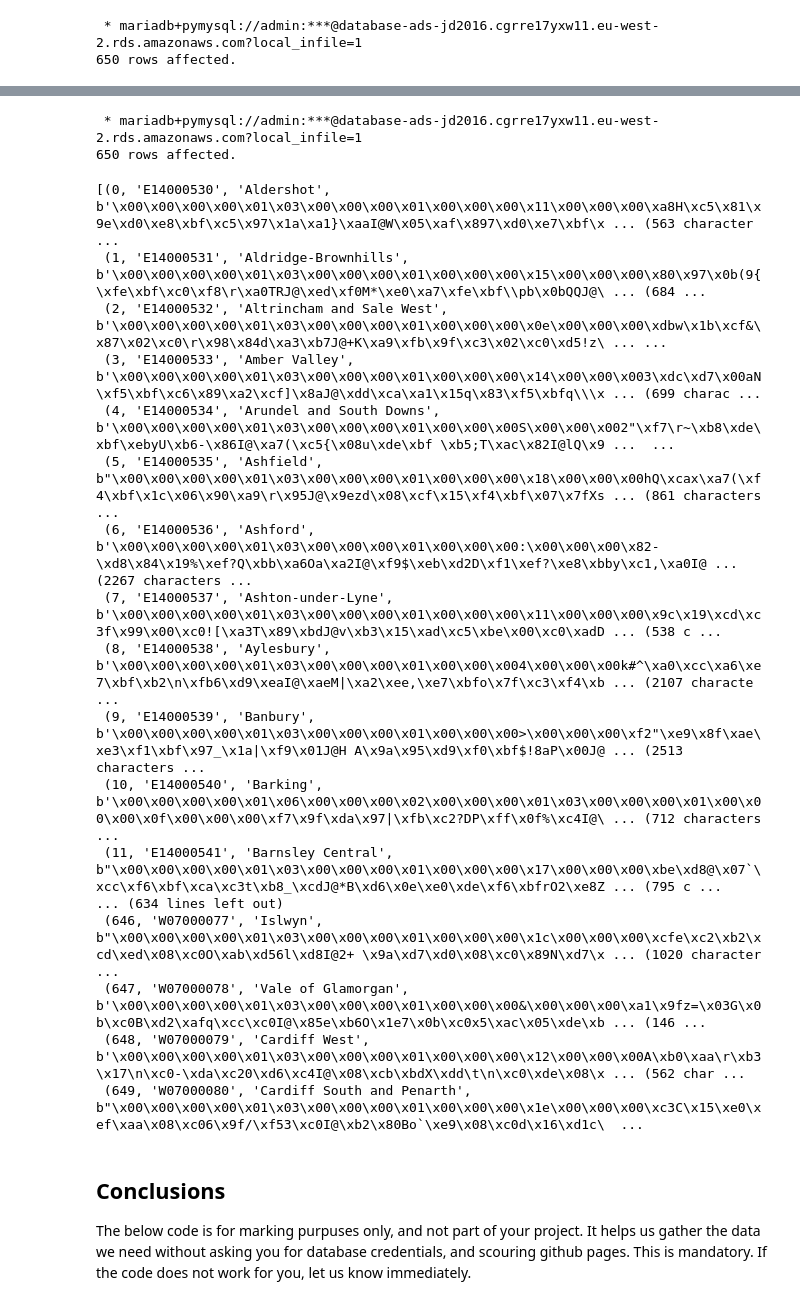
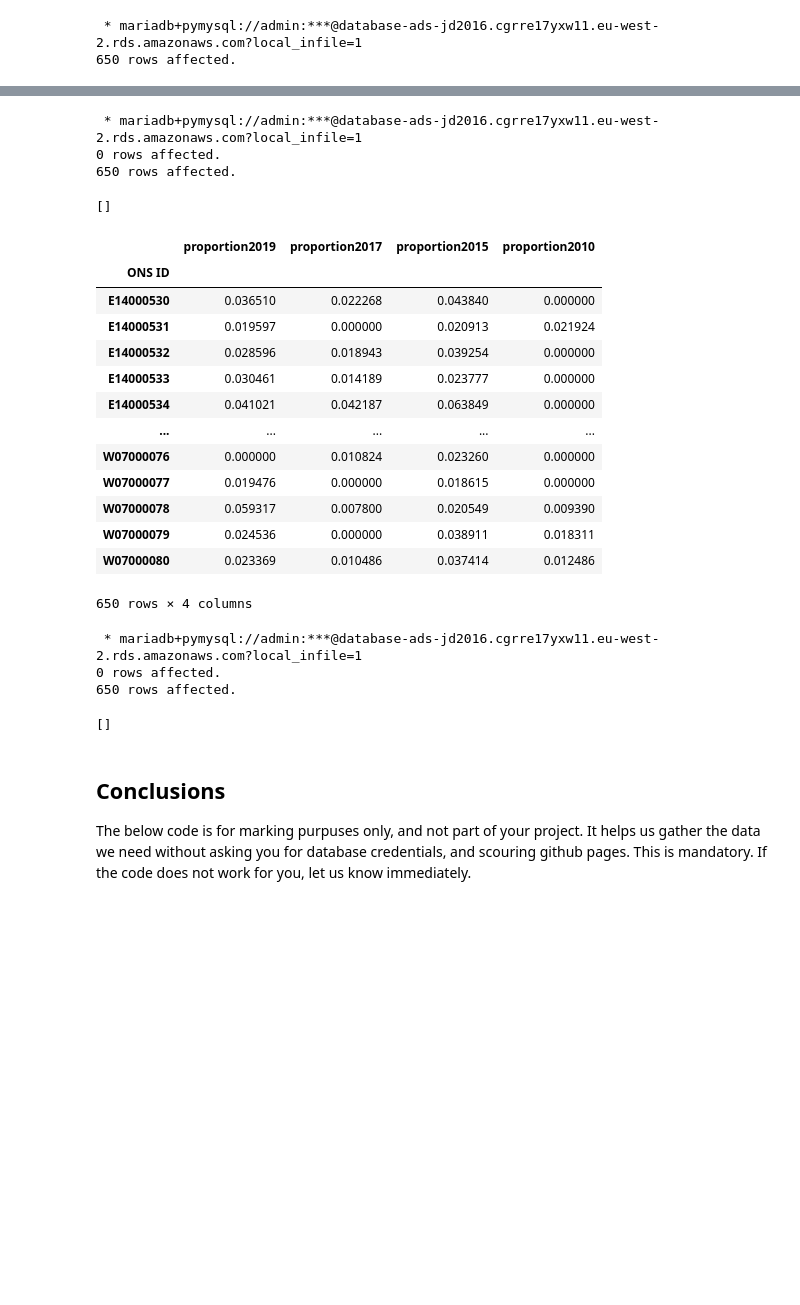
Before and after one commit to JDS289/jd2016_ads_2024, a Jupyter notebook: ads_course_assessment.ipynb, the cells around one changed output, grey strips where cells are left out. Saved outputs shown, nothing was run; the diff lists cells and outputs as text; code cells hidden in the pictures; blank space fills up the shorter version.

```diff
--- a/ads_course_assessment.ipynb
+++ b/ads_course_assessment.ipynb
@@ -824,24 +825,33 @@ TypeError: 'NoneType' object is not iterable
-# %%
-%%sql
-
-SELECT * FROM boundaries2010_to_2019 ORDER BY ONS_ID;
-# %% [output]
- * mariadb+pymysql://admin:***@database-ads-jd2016.cgrre17yxw11.eu-west-2.rds.amazonaws.com?local_infile=1
-650 rows affected.
-[(0, 'E14000530', 'Aldershot', b'\x00\x00\x00\x00\x01\x03\x00\x00\x00\x01\x00\x00\x00\x11\x00\x00\x00\xa8H\xc5\x81\x9e\xd0\xe8\xbf\xc5\x97\x1a\xa1}\xaaI@W\x05\xaf\x897\xd0\xe7\xbf\x ... (563 character ...
- (1, 'E14000531', 'Aldridge-Brownhills', b'\x00\x00\x00\x00\x01\x03\x00\x00\x00\x01\x00\x00\x00\x15\x00\x00\x00\x80\x97\x0b(9{\xfe\xbf\xc0\xf8\r\xa0TRJ@\xed\xf0M*\xe0\xa7\xfe\xbf\\pb\x0bQQJ@\ ... (684 ...
- (2, 'E14000532', 'Altrincham and Sale West', b'\x00\x00\x00\x00\x01\x03\x00\x00\x00\x01\x00\x00\x00\x0e\x00\x00\x00\xdbw\x1b\xcf&\x87\x02\xc0\r\x98\x84d\xa3\xb7J@+K\xa9\xfb\x9f\xc3\x02\xc0\xd5!z\ ... ...
- (3, 'E14000533', 'Amber Valley', b'\x00\x00\x00\x00\x01\x03\x00\x00\x00\x01\x00\x00\x00\x14\x00\x00\x003\xdc\xd7\x00aN\xf5\xbf\xc6\x89\xa2\xcf]\x8aJ@\xdd\xca\xa1\x15q\x83\xf5\xbfq\\\x ... (699 charac ...
- (4, 'E14000534', 'Arundel and South Downs', b'\x00\x00\x00\x00\x01\x03\x00\x00\x00\x01\x00\x00\x00S\x00\x00\x002"\xf7\r~\xb8\xde\xbf\xebyU\xb6-\x86I@\xa7(\xc5{\x08u\xde\xbf \xb5;T\xac\x82I@lQ\x9 ...  ...
- (5, 'E14000535', 'Ashfield', b"\x00\x00\x00\x00\x01\x03\x00\x00\x00\x01\x00\x00\x00\x18\x00\x00\x00hQ\xcax\xa7(\xf4\xbf\x1c\x06\x90\xa9\r\x95J@\x9ezd\x08\xcf\x15\xf4\xbf\x07\x7fXs ... (861 characters ...
- (6, 'E14000536', 'Ashford', b'\x00\x00\x00\x00\x01\x03\x00\x00\x00\x01\x00\x00\x00:\x00\x00\x00\x82-\xd8\x84\x19%\xef?Q\xbb\xa6Oa\xa2I@\xf9$\xeb\xd2D\xf1\xef?\xe8\xbby\xc1,\xa0I@ ... (2267 characters ...
- (7, 'E14000537', 'Ashton-under-Lyne', b'\x00\x00\x00\x00\x01\x03\x00\x00\x00\x01\x00\x00\x00\x11\x00\x00\x00\x9c\x19\xcd\xc3f\x99\x00\xc0![\xa3T\x89\xbdJ@v\xb3\x15\xad\xc5\xbe\x00\xc0\xadD ... (538 c ...
- (8, 'E14000538', 'Aylesbury', b'\x00\x00\x00\x00\x01\x03\x00\x00\x00\x01\x00\x00\x004\x00\x00\x00k#^\xa0\xcc\xa6\xe7\xbf\xb2\n\xfb6\xd9\xeaI@\xaeM|\xa2\xee,\xe7\xbfo\x7f\xc3\xf4\xb ... (2107 characte ...
- (9, 'E14000539', 'Banbury', b'\x00\x00\x00\x00\x01\x03\x00\x00\x00\x01\x00\x00\x00>\x00\x00\x00\xf2"\xe9\x8f\xae\xe3\xf1\xbf\x97_\x1a|\xf9\x01J@H A\x9a\x95\xd9\xf0\xbf$!8aP\x00J@ ... (2513 characters ...
- (10, 'E14000540', 'Barking', b'\x00\x00\x00\x00\x01\x06\x00\x00\x00\x02\x00\x00\x00\x01\x03\x00\x00\x00\x01\x00\x00\x00\x0f\x00\x00\x00\xf7\x9f\xda\x97|\xfb\xc2?DP\xff\x0f%\xc4I@\ ... (712 characters ...
- (11, 'E14000541', 'Barnsley Central', b"\x00\x00\x00\x00\x01\x03\x00\x00\x00\x01\x00\x00\x00\x17\x00\x00\x00\xbe\xd8@\x07`\xcc\xf6\xbf\xca\xc3t\xb8_\xcdJ@*B\xd6\x0e\xe0\xde\xf6\xbfrO2\xe8Z ... (795 c ...
-... (634 lines left out)
- (646, 'W07000077', 'Islwyn', b"\x00\x00\x00\x00\x01\x03\x00\x00\x00\x01\x00\x00\x00\x1c\x00\x00\x00\xcfe\xc2\xb2\xcd\xed\x08\xc0O\xab\xd56l\xd8I@2+ \x9a\xd7\xd0\x08\xc0\x89N\xd7\x ... (1020 character ...
- (647, 'W07000078', 'Vale of Glamorgan', b'\x00\x00\x00\x00\x01\x03\x00\x00\x00\x01\x00\x00\x00&\x00\x00\x00\xa1\x9fz=\x03G\x0b\xc0B\xd2\xafq\xcc\xc0I@\x85e\xb6O\x1e7\x0b\xc0x5\xac\x05\xde\xb ... (146 ...
- (648, 'W07000079', 'Cardiff West', b'\x00\x00\x00\x00\x01\x03\x00\x00\x00\x01\x00\x00\x00\x12\x00\x00\x00A\xb0\xaa\r\xb3\x17\n\xc0-\xda\xc20\xd6\xc4I@\x08\xcb\xbdX\xdd\t\n\xc0\xde\x08\x ... (562 char ...
- (649, 'W07000080', 'Cardiff South and Penarth', b"\x00\x00\x00\x00\x01\x03\x00\x00\x00\x01\x00\x00\x00\x1e\x00\x00\x00\xc3C\x15\xe0\xef\xaa\x08\xc06\x9f/\xf53\xc0I@\xb2\x80Bo`\xe9\x08\xc0d\x16\xd1c\  ...
+# %%
+%%sql
+USE ads_2024;
+
+LOAD DATA LOCAL INFILE 'green_proportion2024.csv' INTO TABLE green_proportion2024
+FIELDS TERMINATED BY ',' LINES TERMINATED BY '\n' IGNORE 1 ROWS
+(@_index, @ONS_ID, @_Name, @green_proportion)
+SET ONS_ID = @ONS_Id, proportion2024 = @green_proportion;
+# %% [output]
+ * mariadb+pymysql://admin:***@database-ads-jd2016.cgrre17yxw11.eu-west-2.rds.amazonaws.com?local_infile=1
+0 rows affected.
+650 rows affected.
+[]
+# %%
+dfs_reindexed = [df.set_index("ONS ID").drop(columns=["Constituency name"]).rename(columns={"green_proportion" : f"proportion{year}"}) for year, df in df_by_year.items()]
+# %%
+joined_df = dfs_reindexed[-1].join(dfs_reindexed[-2::-1], how="inner")
+joined_df
+# %% [output]
+|  | proportion2019 | proportion2017 | proportion2015 | proportion2010 |
+| ONS ID |  |  |  |  |
+| E14000530 | 0.036510 | 0.022268 | 0.043840 | 0.000000 |
+| E14000531 | 0.019597 | 0.000000 | 0.020913 | 0.021924 |
+| E14000532 | 0.028596 | 0.018943 | 0.039254 | 0.000000 |
+| E14000533 | 0.030461 | 0.014189 | 0.023777 | 0.000000 |
+| E14000534 | 0.041021 | 0.042187 | 0.063849 | 0.000000 |
+| ... | ... | ... | ... | ... |
+| W07000076 | 0.000000 | 0.010824 | 0.023260 | 0.000000 |
+| W07000077 | 0.019476 | 0.000000 | 0.018615 | 0.000000 |
+| W07000078 | 0.059317 | 0.007800 | 0.020549 | 0.009390 |
+| W07000079 | 0.024536 | 0.000000 | 0.038911 | 0.018311 |
+| W07000080 | 0.023369 | 0.010486 | 0.037414 | 0.012486 |
+650 rows × 4 columns
@@ -848,3 +860,14 @@ SELECT * FROM boundaries2010_to_2019 ORDER BY ONS_ID;
+# %%
+"""%%sql
+USE ads_2024;
+
+LOAD DATA LOCAL INFILE 'green_proportion2010_to_2019.csv' INTO TABLE green_proportion2010_to_2019
+FIELDS TERMINATED BY ',' LINES TERMINATED BY '\n' IGNORE 1 ROWS;"""
+# %% [output]
+ * mariadb+pymysql://admin:***@database-ads-jd2016.cgrre17yxw11.eu-west-2.rds.amazonaws.com?local_infile=1
+0 rows affected.
+650 rows affected.
+[]
 # %% [markdown]
 ## Conclusions
 
```
Also changed, not shown: parts of 5 cells of this notebook.
